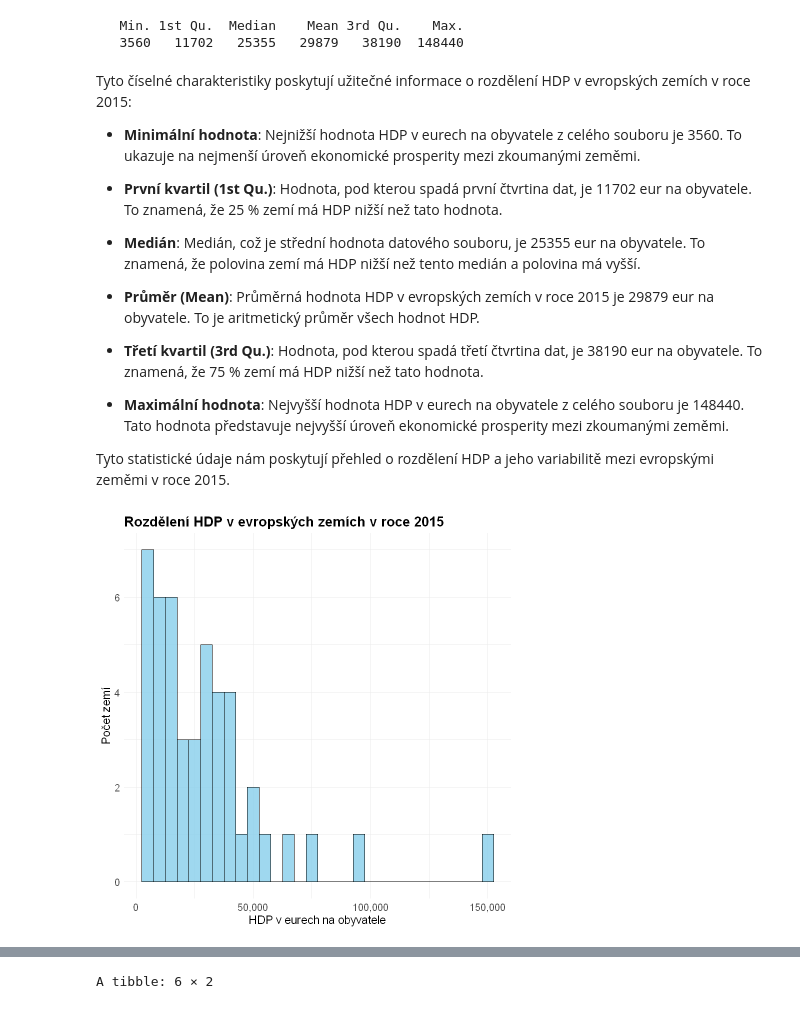
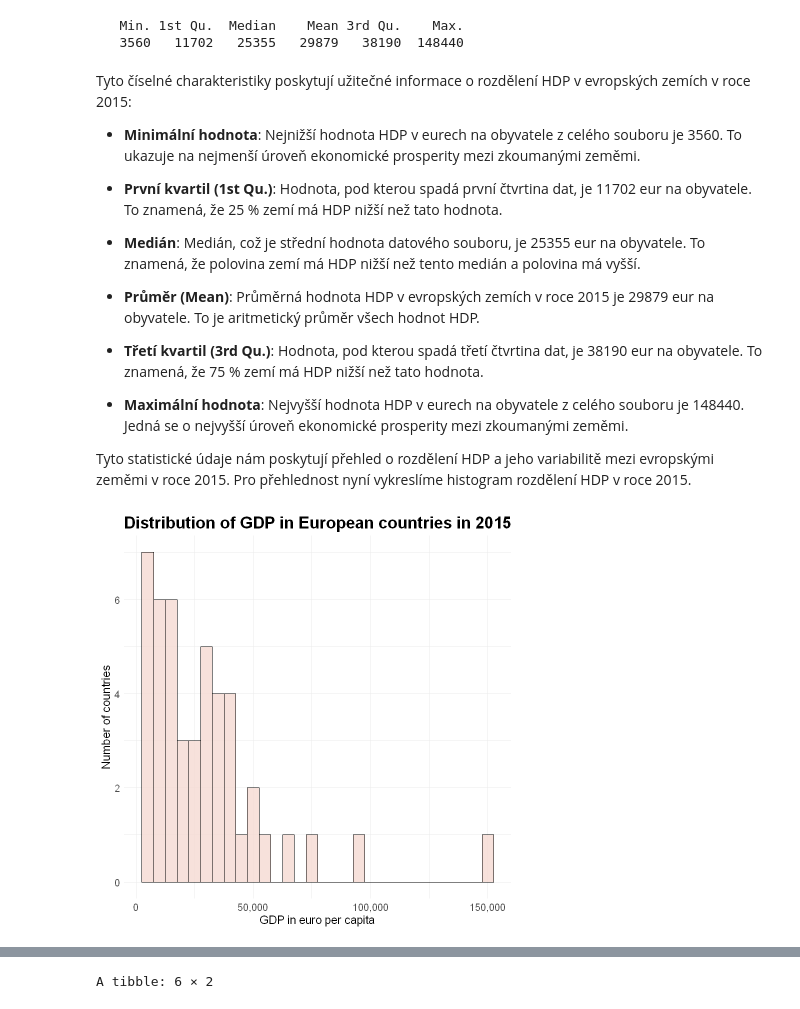
Before and after one commit to SychovaDaria/Prs, a Jupyter notebook: project 3/SP3.ipynb, the cells around one changed output, grey strips where cells are left out. Cells and saved outputs as stored; diff of their text form; code cells hidden in the pictures.

```diff
--- a/project 3/SP3.ipynb
+++ b/project 3/SP3.ipynb
@@ -179,23 +179,23 @@ Tyto číselné charakteristiky poskytují užitečné informace o rozdělení H
 
 - **Třetí kvartil (3rd Qu.)**: Hodnota, pod kterou spadá třetí čtvrtina dat, je 38190 eur na obyvatele. To znamená, že 75 % zemí má HDP nižší než tato hodnota.
 
-- **Maximální hodnota**: Nejvyšší hodnota HDP v eurech na obyvatele z celého souboru je 148440. Tato hodnota představuje nejvyšší úroveň ekonomické prosperity mezi zkoumanými zeměmi.
+- **Maximální hodnota**: Nejvyšší hodnota HDP v eurech na obyvatele z celého souboru je 148440. Jedná se o nejvyšší úroveň ekonomické prosperity mezi zkoumanými zeměmi.
 
-Tyto statistické údaje nám poskytují přehled o rozdělení HDP a jeho variabilitě mezi evropskými zeměmi v roce 2015.
+Tyto statistické údaje nám poskytují přehled o rozdělení HDP a jeho variabilitě mezi evropskými zeměmi v roce 2015. Pro přehlednost nyní vykreslíme histogram rozdělení HDP v roce 2015.
 # %%
-# Vytvoření histogramu s lepším nastavením
+# Histogram
 ggplot(data, aes(x = values)) +
-  geom_histogram(binwidth = 5000, fill = "skyblue", color = "black", alpha = 0.8) +  # Alfa kanál pro průhlednost
-  labs(title = "Rozdělení HDP v evropských zemích v roce 2015",
-       x = "HDP v eurech na obyvatele",
-       y = "Počet zemí") +
-  scale_x_continuous(labels = scales::comma) +  # Přidání oddělovačů tisíců na osu x
+  geom_histogram(binwidth = 5000, fill = "#F5DAD2", color = "black", alpha = 0.8) +  # Alpha channel for clarity
+  labs(title = "Distribution of GDP in European countries in 2015",
+       x = "GDP in euro per capita",
+       y = "Number of countries") +
+  scale_x_continuous(labels = scales::comma) +  # Adding thousands separators to the x-axis
   theme_minimal() +
-  theme(plot.title = element_text(size = 16, face = "bold"),  # Velikost a styl titulku
-        axis.text = element_text(size = 12),  # Velikost textu na osách
-        axis.title = element_text(size = 14))  # Velikost popisků os
+  theme(plot.title = element_text(size = 20, face = "bold"),  # Caption size and style
+        axis.text = element_text(size = 12),  # Text size on axes
+        axis.title = element_text(size = 14))  # Size of axis labels
 # %% [output]
-[figure, old version]
+[figure, new version]
 # %% [markdown]
 Tento histogram zobrazuje rozdělení hrubého domácího produktu (HDP) v evropských zemích v roce 2015. Na osu x je uvedeno HDP v eurech na obyvatele a na osu y počet zemí, které dosáhly dané úrovně HDP.
 
```
Also changed, not shown: parts of 36 cells of this notebook.
